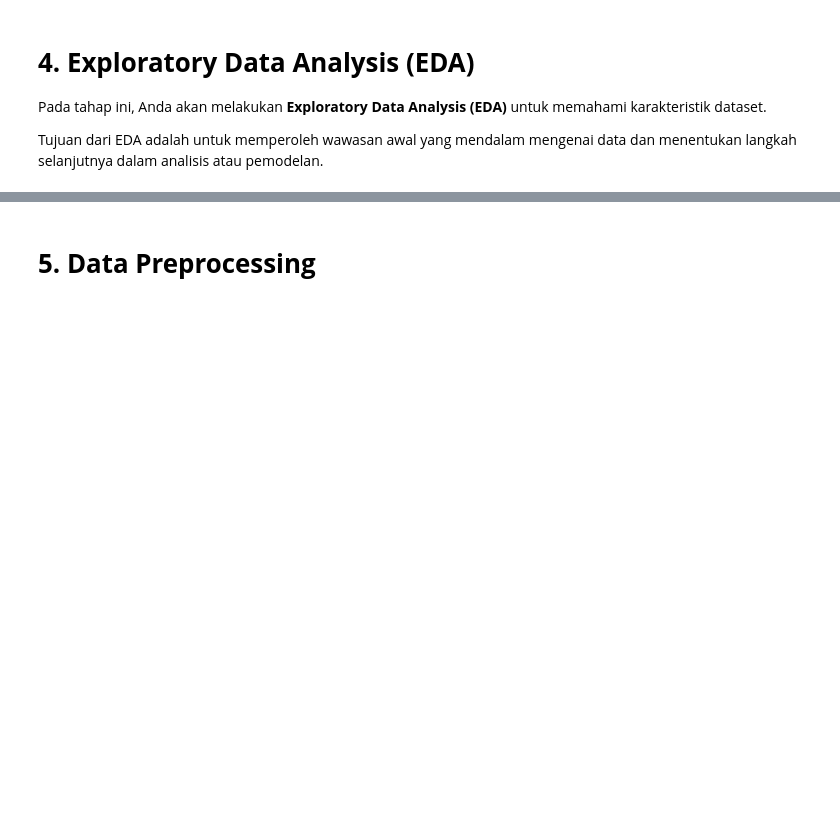
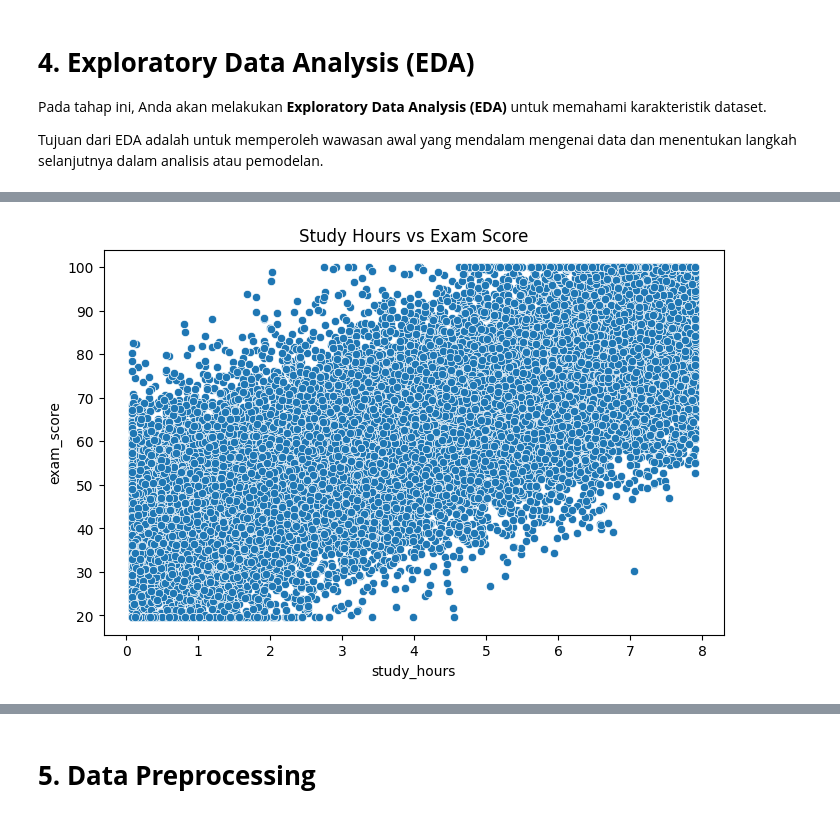
Before and after one commit to azureus0/Eksperimen_SML_Adi-Dwi-Pambudi, a Jupyter notebook: preprocessing/Eksperimen_Adi-Dwi-Pambudi.ipynb, the cells around one changed output, grey strips where cells are left out. Cells and saved outputs as stored; diff of their text form; code cells hidden in the pictures; blank space fills up the shorter version.

```diff
--- a/preprocessing/Eksperimen_Adi-Dwi-Pambudi.ipynb
+++ b/preprocessing/Eksperimen_Adi-Dwi-Pambudi.ipynb
@@ -31,0 +159,8 @@ Tujuan dari EDA adalah untuk memperoleh wawasan awal yang mendalam mengenai data
+# %%
+# Scatter Plot study_hours vs exam_score
+plt.figure(figsize=(8, 5))
+sns.scatterplot(x='study_hours', y='exam_score', data=df)
+plt.title('Study Hours vs Exam Score')
+plt.show()
+# %% [output]
+[figure, added]
```
Also changed, not shown: parts of 35 cells of this notebook, 2 other files.
